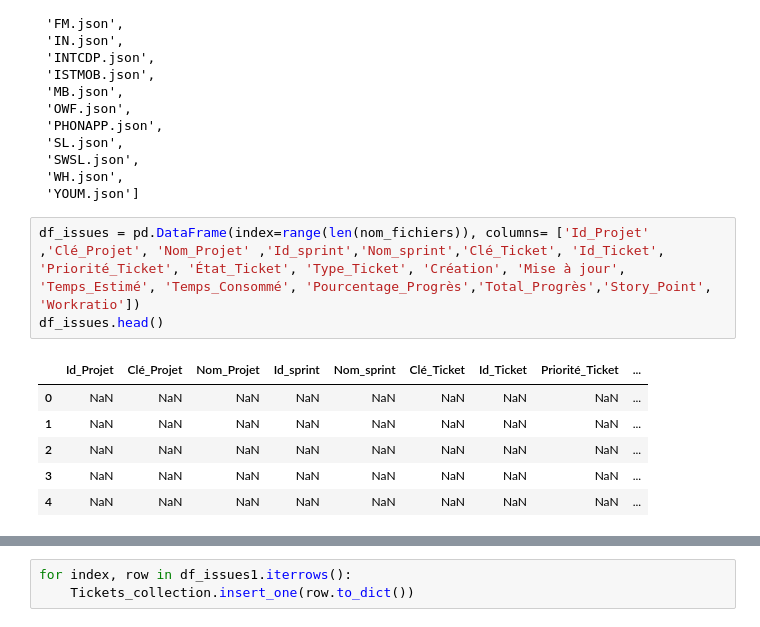
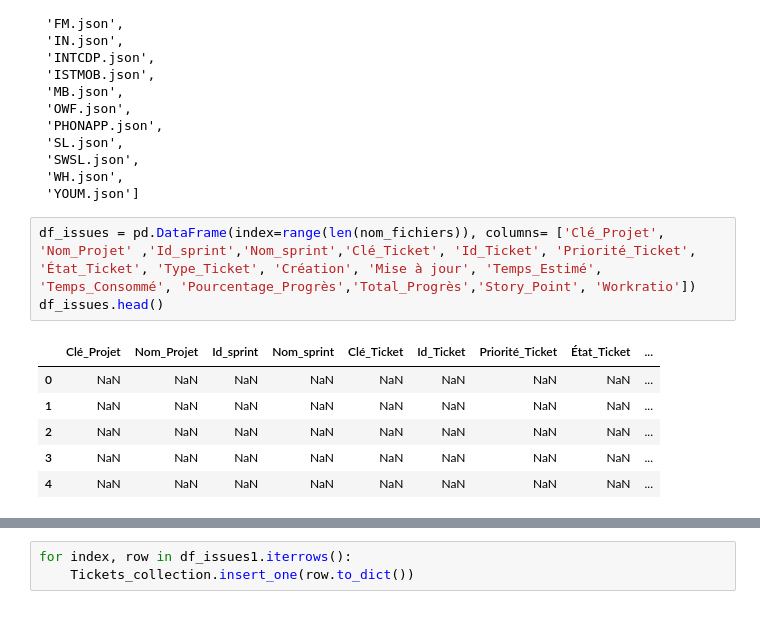
Before and after one commit to kenza-22/Data-cleaning, a Jupyter notebook: Data-Cleaning.ipynb, the cells around one changed output, grey strips where cells are left out. Cells and saved outputs as stored; diff of their text form.

```diff
--- a/Data-Cleaning.ipynb
+++ b/Data-Cleaning.ipynb
@@ -203,10 +203,10 @@ nom_fichiers
  'WH.json',
  'YOUM.json']
 # %%
-df_issues = pd.DataFrame(index=range(len(nom_fichiers)), columns= ['Id_Projet' ,'Clé_Projet', 'Nom_Projet' ,'Id_sprint','Nom_sprint','Clé_Ticket', 'Id_Ticket', 'Priorité_Ticket', 'État_Ticket', 'Type_Ticket', 'Création', 'Mise à jour', 'Temps_Estimé', 'Temps_Consommé', 'Pourcentage_Progrès','Total_Progrès','Story_Point', 'Workratio'])
+df_issues = pd.DataFrame(index=range(len(nom_fichiers)), columns= ['Clé_Projet', 'Nom_Projet' ,'Id_sprint','Nom_sprint','Clé_Ticket', 'Id_Ticket', 'Priorité_Ticket', 'État_Ticket', 'Type_Ticket', 'Création', 'Mise à jour', 'Temps_Estimé', 'Temps_Consommé', 'Pourcentage_Progrès','Total_Progrès','Story_Point', 'Workratio'])
 df_issues.head()
 # %% [output]
-|  | Id_Projet | Clé_Projet | Nom_Projet | Id_sprint | Nom_sprint | Clé_Ticket | Id_Ticket | Priorité_Ticket | ... |
+|  | Clé_Projet | Nom_Projet | Id_sprint | Nom_sprint | Clé_Ticket | Id_Ticket | Priorité_Ticket | État_Ticket | ... |
 | 0 | NaN | NaN | NaN | NaN | NaN | NaN | NaN | NaN | ... |
 | 1 | NaN | NaN | NaN | NaN | NaN | NaN | NaN | NaN | ... |
 | 2 | NaN | NaN | NaN | NaN | NaN | NaN | NaN | NaN | ... |
```
Also changed, not shown: parts of 10 cells of this notebook.
